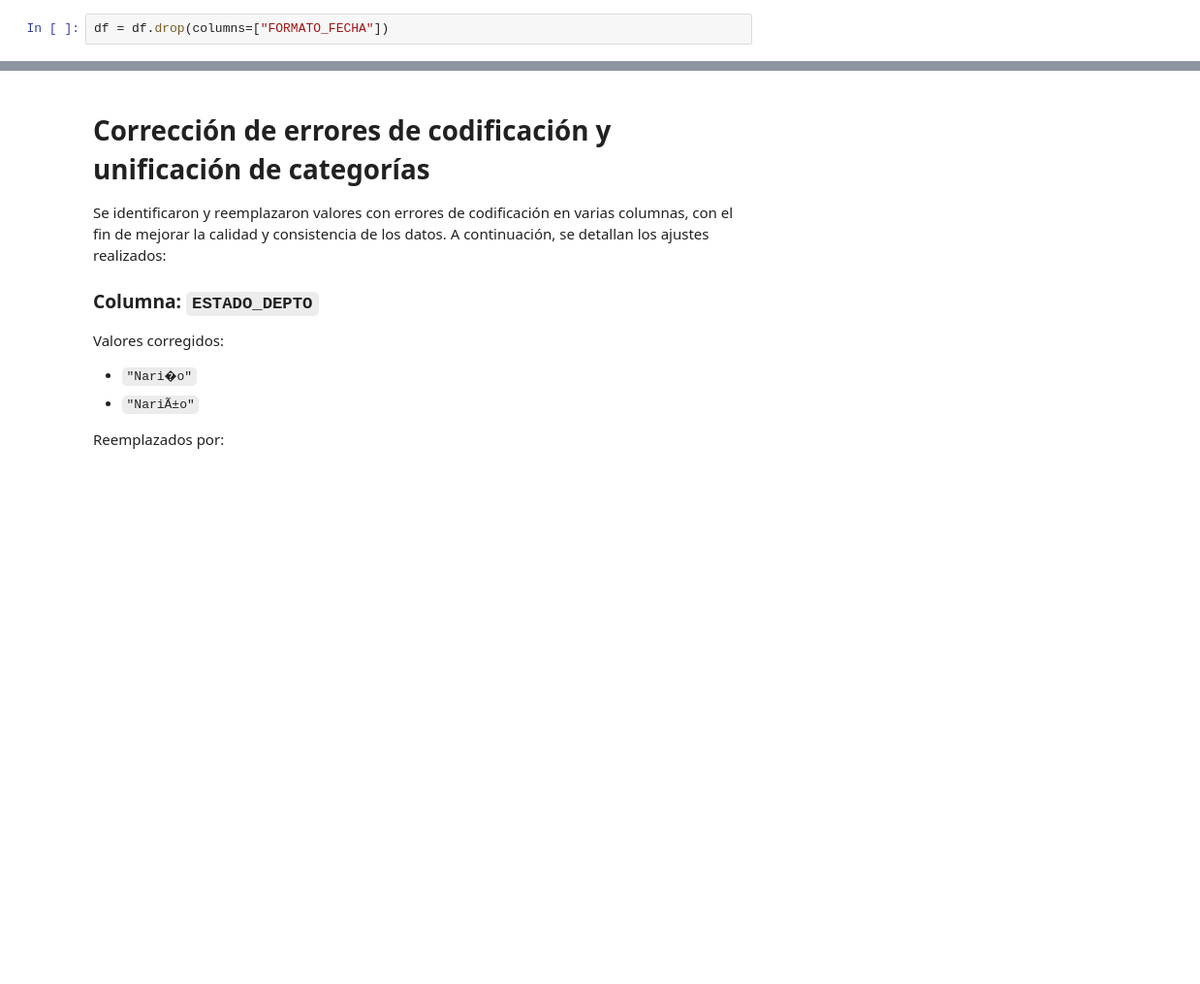
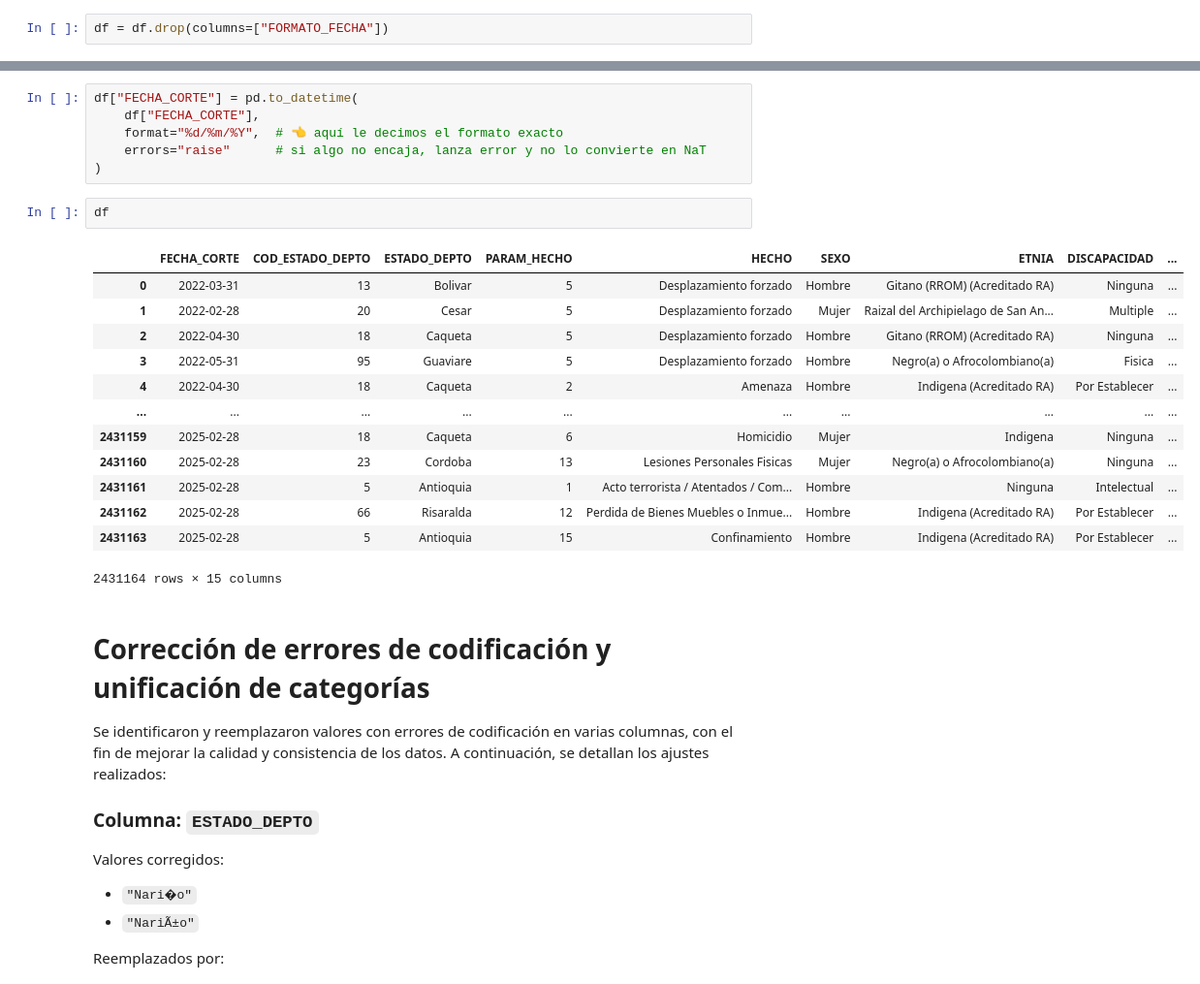
Before and after one commit to SantiRendon/memoria-abierta-conflicto-armado-colombia-2022-2025, a Jupyter notebook: notebooks/02_limpieza_datos_victimas.ipynb, the cells around one changed output, grey strips where cells are left out. Shown at 97% size. Drawn from its saved outputs; the diff is of its cells as text; blank space fills up the shorter version.

```diff
--- a/notebooks/02_limpieza_datos_victimas.ipynb
+++ b/notebooks/02_limpieza_datos_victimas.ipynb
@@ -205,3 +215,25 @@ Name: count, dtype: int64
+# %%
+df["FECHA_CORTE"] = pd.to_datetime(
+    df["FECHA_CORTE"],
+    format="%d/%m/%Y",  # 👈 aquí le decimos el formato exacto
+    errors="raise"      # si algo no encaja, lanza error y no lo convierte en NaT
+)
+# %%
+df
+# %% [output]
+|  | FECHA_CORTE | COD_ESTADO_DEPTO | ESTADO_DEPTO | PARAM_HECHO | HECHO | SEXO | ETNIA | DISCAPACIDAD | ... |
+| 0 | 2022-03-31 | 13 | Bolivar | 5 | Desplazamiento forzado | Hombre | Gitano (RROM) (Acreditado RA) | Ninguna | ... |
+| 1 | 2022-02-28 | 20 | Cesar | 5 | Desplazamiento forzado | Mujer | Raizal del Archipielago de San An... | Multiple | ... |
+| 2 | 2022-04-30 | 18 | Caqueta | 5 | Desplazamiento forzado | Hombre | Gitano (RROM) (Acreditado RA) | Ninguna | ... |
+| 3 | 2022-05-31 | 95 | Guaviare | 5 | Desplazamiento forzado | Hombre | Negro(a) o Afrocolombiano(a) | Fisica | ... |
+| 4 | 2022-04-30 | 18 | Caqueta | 2 | Amenaza | Hombre | Indigena (Acreditado RA) | Por Establecer | ... |
+| ... | ... | ... | ... | ... | ... | ... | ... | ... | ... |
+| 2431159 | 2025-02-28 | 18 | Caqueta | 6 | Homicidio | Mujer | Indigena | Ninguna | ... |
+| 2431160 | 2025-02-28 | 23 | Cordoba | 13 | Lesiones Personales Fisicas | Mujer | Negro(a) o Afrocolombiano(a) | Ninguna | ... |
+| 2431161 | 2025-02-28 | 5 | Antioquia | 1 | Acto terrorista / Atentados / Com... | Hombre | Ninguna | Intelectual | ... |
+| 2431162 | 2025-02-28 | 66 | Risaralda | 12 | Perdida de Bienes Muebles o Inmue... | Hombre | Indigena (Acreditado RA) | Por Establecer | ... |
+| 2431163 | 2025-02-28 | 5 | Antioquia | 15 | Confinamiento | Hombre | Indigena (Acreditado RA) | Por Establecer | ... |
+2431164 rows × 15 columns
 # %% [markdown]
 # Corrección de errores de codificación y unificación de categorías
 
```
Also changed, not shown: parts of 2 cells of this notebook.
